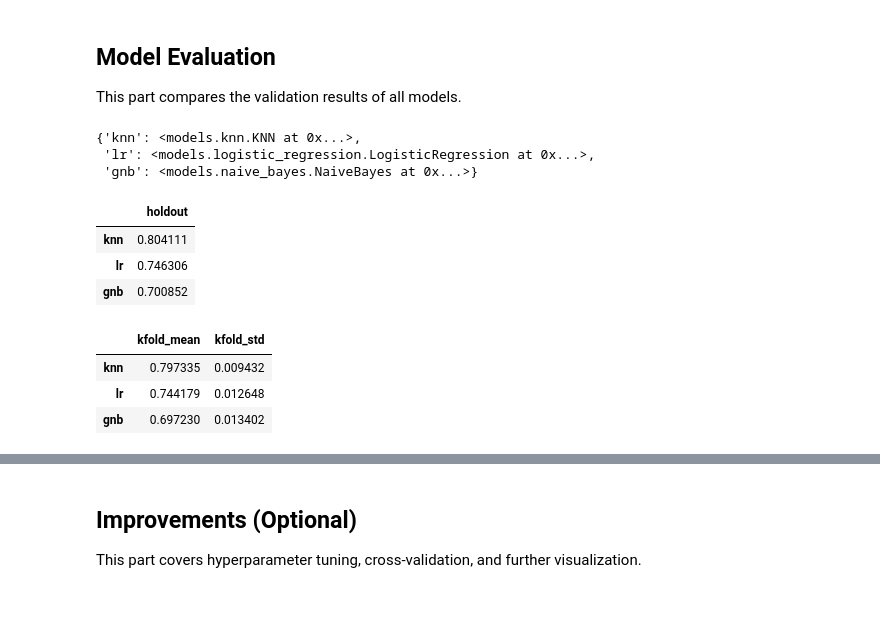
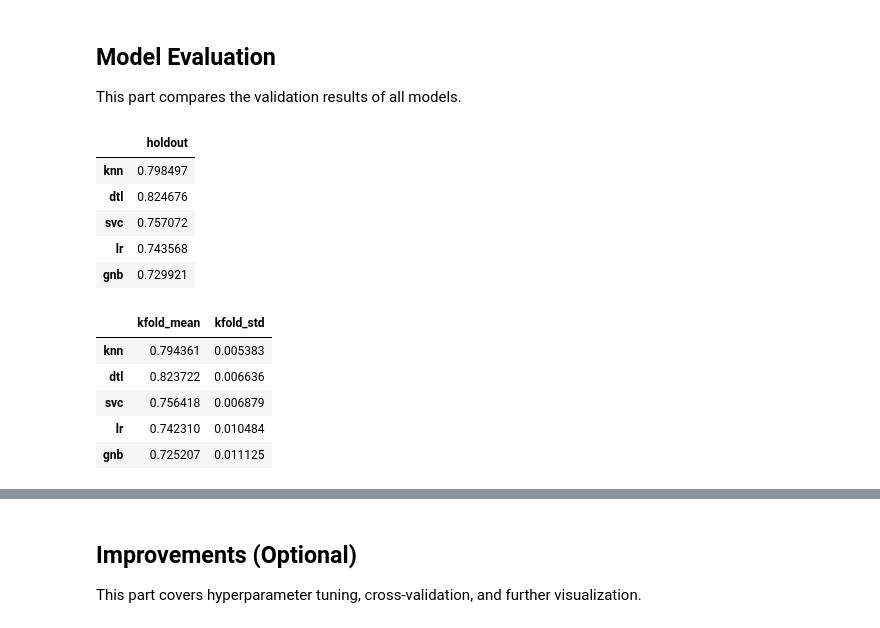
Before and after one commit to adielrum/IF3170_G32_PasukanPramaPutra, a Jupyter notebook: src/main.ipynb, the cells around one changed output, grey strips where cells are left out. Saved outputs shown, nothing was run; the diff lists cells and outputs as text; code cells hidden in the pictures.

Commit message:
fix(models): optimize DT and SVM - implement SMO in SVM - optimize DT by batching

```diff
--- a/src/main.ipynb
+++ b/src/main.ipynb
@@ -2006,13 +1991,12 @@ knn
 
 This part covers one chosen variant, which is ID3, C4.5, or CART, and its validation.
 # %%
-from models.decision_tree import DecisionTree
-
 dtl = DecisionTree(
     criterion="entropy",
-    use_gain_ratio=True,
-    max_depth=5,
-    min_samples_split=2
+    use_gain_ratio=False,
+    max_depth=10,
+    min_samples_split=2,
+    min_samples_leaf=1
 )
 
 dtl
@@ -2078,19 +2056,14 @@ gnb
 <!-- figure palette: #6d2fa3 -->
 
 This part compares the validation results of all models.
-# %%
-models = {
-        'knn': knn,
-        # 'dtl': dtl,
-        # 'svc': svc,
-        'lr': lr,
-        'gnb': gnb
-        }
-models
-# %% [output]
-{'knn': <models.knn.KNN at 0x...>,
- 'lr': <models.logistic_regression.LogisticRegression at 0x...>,
- 'gnb': <models.naive_bayes.NaiveBayes at 0x...>}
+# %%
+models = {
+   'knn': knn,
+   'dtl': dtl,
+   'svc': svc,
+   'lr': lr,
+   'gnb': gnb
+}
 # %%
 def fit_predict(model, X_fit, y_fit, X_eval, method=None):
     X_resampled, y_resampled = resample(X_fit, y_fit, method)
@@ -2106,13 +2079,15 @@ def holdout(models, X_train, y_train, X_val, y_val, method=None):
 
     return pd.Series(scores, name='holdout').to_frame()
 # %%
-holdout_table = holdout(models, X_train_pca, y_train_final, X_val_pca, y_val_final)
+holdout_table = holdout(models, X_train_final, y_train_final, X_val_final, y_val_final)
 holdout_table
 # %% [output]
 |  | holdout |
-| knn | 0.804111 |
-| lr | 0.746306 |
-| gnb | 0.700852 |
+| knn | 0.798497 |
+| dtl | 0.824676 |
+| svc | 0.757072 |
+| lr | 0.743568 |
+| gnb | 0.729921 |
 # %%
 def kfold_scores(model, X, y, method=None):
     X = np.asarray(X)
@@ -2135,13 +2110,15 @@ def kfold(models, X, y, method=None):
 
     return pd.DataFrame(rows).T
 # %%
-kfold_table = kfold(models, X_train_pca, y_train_final)
+kfold_table = kfold(models, X_train_final, y_train_final)
 kfold_table
 # %% [output]
 |  | kfold_mean | kfold_std |
-| knn | 0.797335 | 0.009432 |
-| lr | 0.744179 | 0.012648 |
-| gnb | 0.697230 | 0.013402 |
+| knn | 0.794361 | 0.005383 |
+| dtl | 0.823722 | 0.006636 |
+| svc | 0.756418 | 0.006879 |
+| lr | 0.742310 | 0.010484 |
+| gnb | 0.725207 | 0.011125 |
 # %%
 def compare(holdout_table, kfold_table):
     return holdout_table.join(kfold_table).sort_values('kfold_mean', ascending=False)
```
Also changed, not shown: parts of 21 cells of this notebook, 5 other files.
